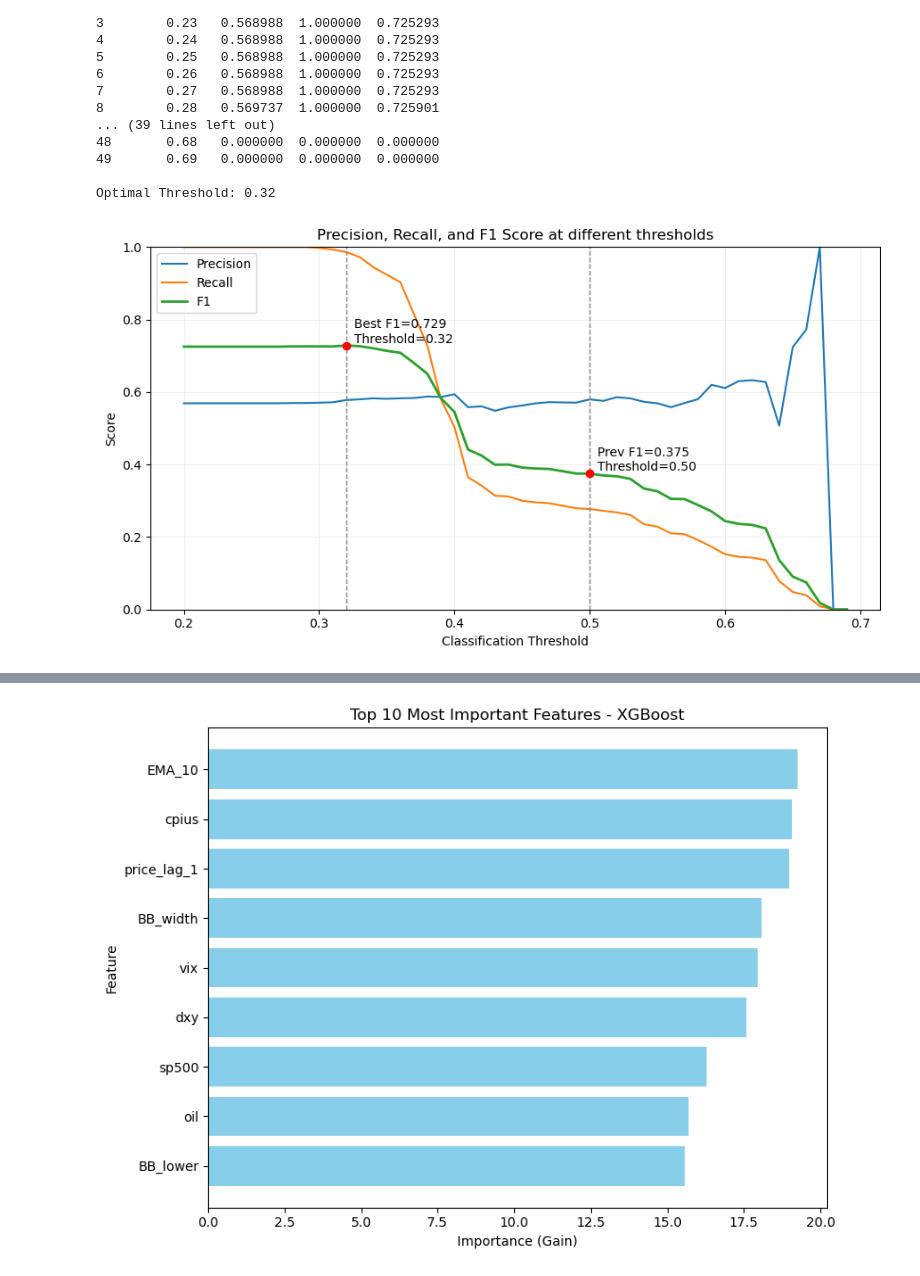
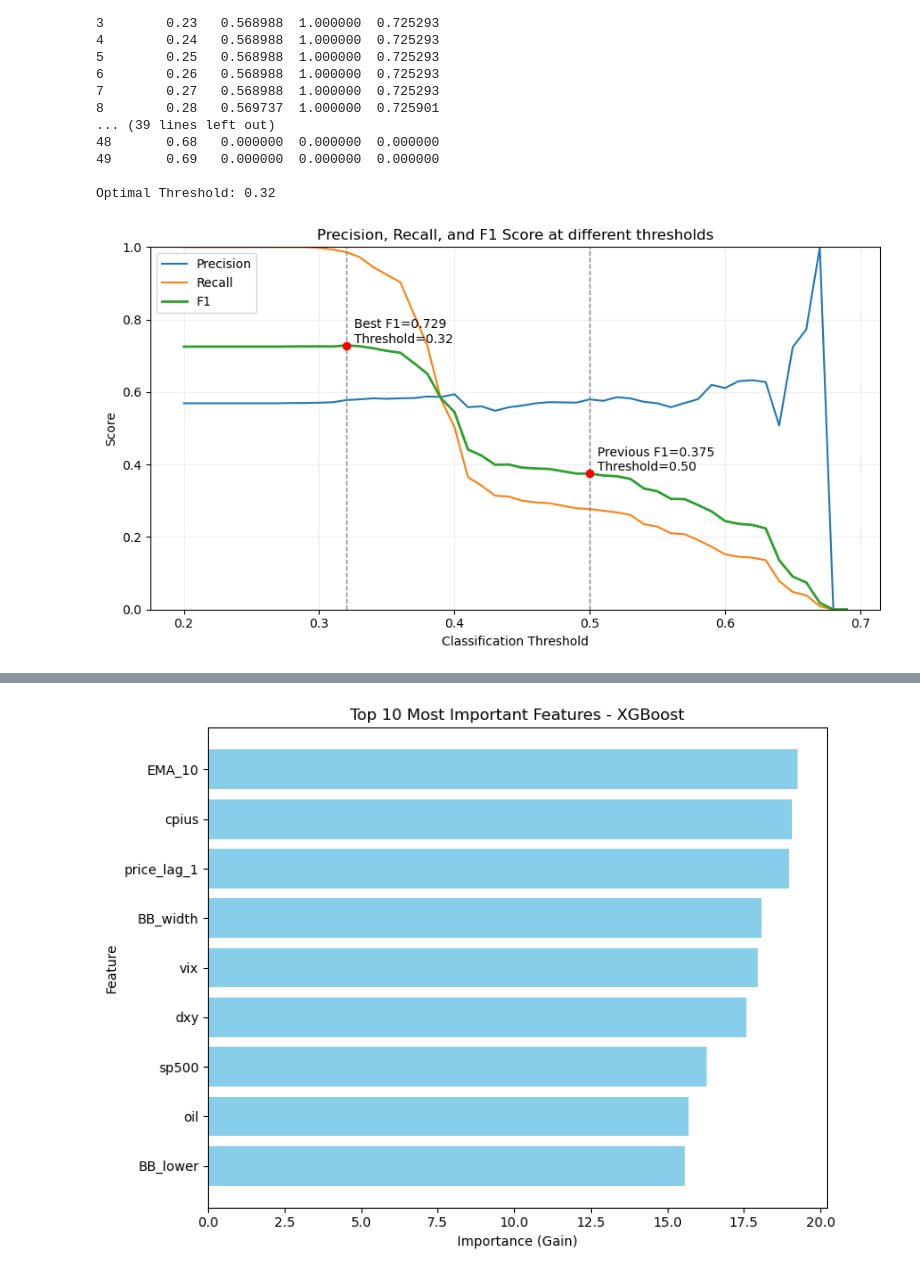
Before and after one commit to MartynChong/applied_project, a Jupyter notebook: project.ipynb, the cells around one changed output, grey strips where cells are left out. Cells and saved outputs as stored; diff of their text form; code cells hidden in the pictures.

```diff
--- a/project.ipynb
+++ b/project.ipynb
@@ -775,35 +768,35 @@ best_idx = np.argmax(f1)
 best_thr = thr[best_idx]
 best_p, best_r, best_f1 = prec[best_idx], rec[best_idx], f1[best_idx]
 
 sub_idx = np.int64(30)
 sub_thr = thr[sub_idx]
 sub_p, sub_r, sub_f1 = prec[sub_idx], rec[sub_idx], f1[sub_idx]
 # Plot
 plt.figure(figsize=(9,5))
 plt.plot(thr, prec, label='Precision')
 plt.plot(thr, rec,  label='Recall')
 plt.plot(thr, f1,   label='F1', linewidth=2)
 
 # Mark best threshold
 plt.axvline(best_thr, color='gray', linestyle='--', linewidth=1)
 plt.scatter([best_thr], [best_f1], color='red', zorder=5)
 plt.scatter([sub_thr], [sub_f1], color='red', zorder=5)
 plt.text(best_thr, best_f1, f'  Best F1={best_f1:.3f}\n  Threshold={best_thr:.2f}',
          va='bottom', ha='left')
-plt.text(sub_thr, sub_f1, f'  Prev F1={sub_f1:.3f}\n  Threshold={sub_thr:.2f}',
+plt.text(sub_thr, sub_f1, f'  Previous F1={sub_f1:.3f}\n  Threshold={sub_thr:.2f}',
          va='bottom', ha='left')
 plt.axvline(sub_thr, color='gray', linestyle='--', linewidth=1)
 
 plt.xlabel('Classification Threshold')
 plt.ylabel('Score')
 plt.title('Precision, Recall, and F1 Score at different thresholds')
 plt.ylim(0, 1)
 plt.grid(alpha=0.2)
 plt.legend()
 plt.tight_layout()
 plt.show()
 # %% [output]
-[figure, old version]
+[figure, new version]
 # %%
 from sklearn.model_selection import TunedThresholdClassifierCV
 threshold_tuner = TunedThresholdClassifierCV(estimator=final_model,scoring='f1', cv=5)
```
Also changed, not shown: parts of 13 cells of this notebook.
